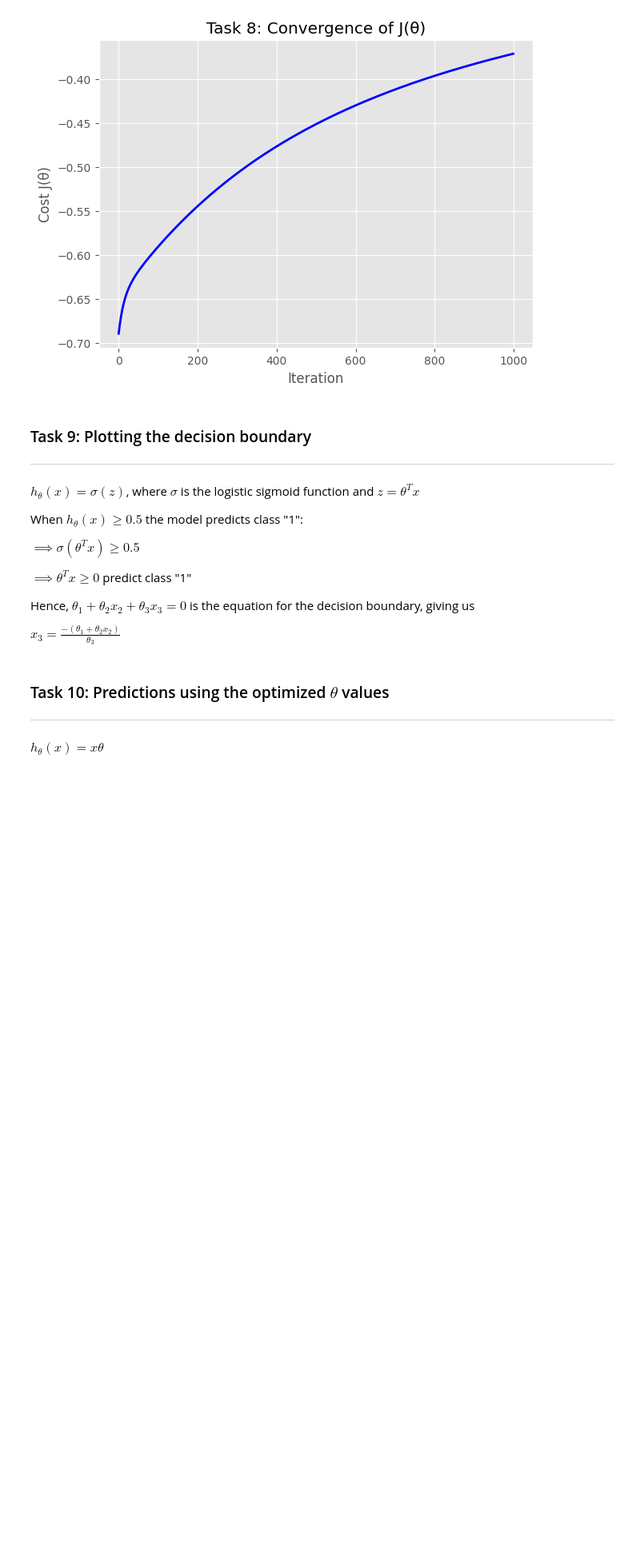
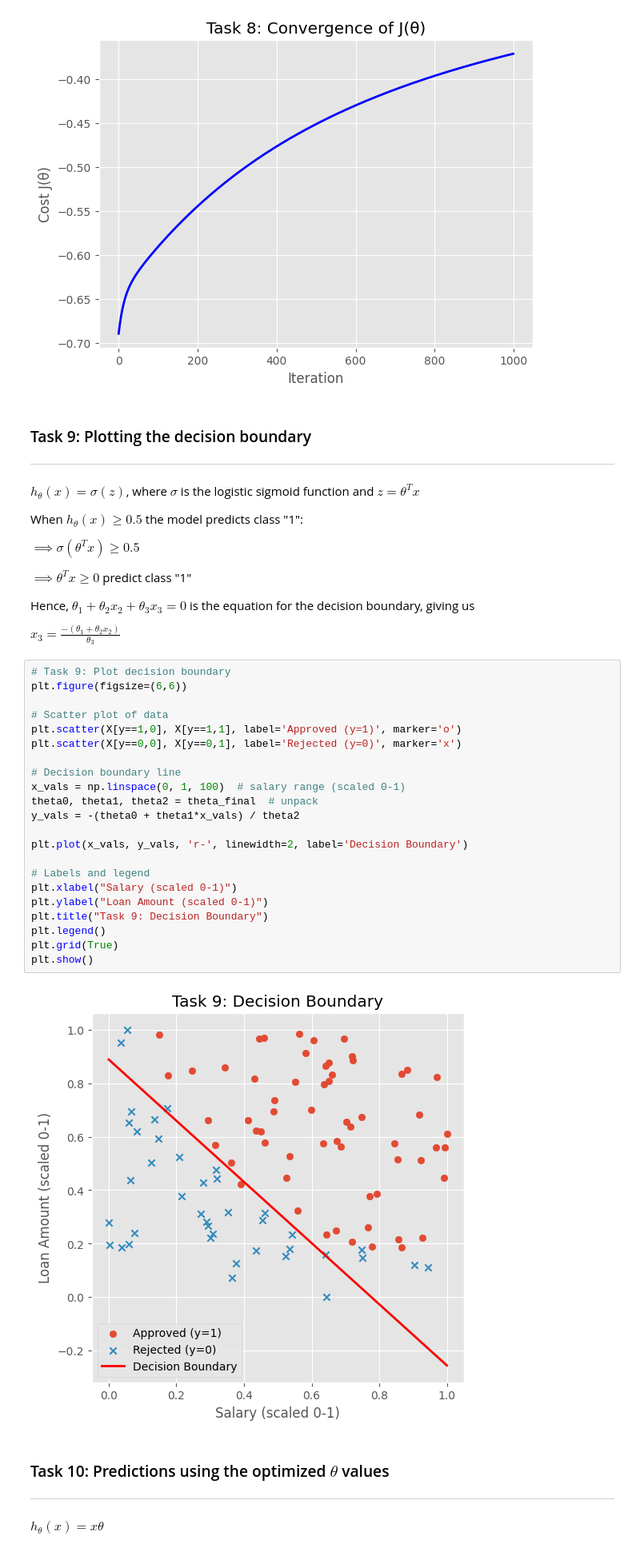
Before and after one commit to pranaviii04/Machine-Learning-Labs, a Jupyter notebook: Logistic_Regression.ipynb, the cells around one changed output. Shown at 80% size. Saved outputs shown, nothing was run; the diff lists cells and outputs as text; blank space fills up the shorter version.

```diff
--- a/Logistic_Regression.ipynb
+++ b/Logistic_Regression.ipynb
@@ -239,6 +236,30 @@ $\implies \theta^Tx \geq 0$ predict class "1"
 Hence, $\theta_1 + \theta_2x_2 + \theta_3x_3 = 0$ is the equation for the decision boundary, giving us
 
 $ x_3 = \frac{-(\theta_1+\theta_2x_2)}{\theta_3}$
+# %%
+# Task 9: Plot decision boundary
+plt.figure(figsize=(6,6))
+
+# Scatter plot of data
+plt.scatter(X[y==1,0], X[y==1,1], label='Approved (y=1)', marker='o')
+plt.scatter(X[y==0,0], X[y==0,1], label='Rejected (y=0)', marker='x')
+
+# Decision boundary line
+x_vals = np.linspace(0, 1, 100)  # salary range (scaled 0-1)
+theta0, theta1, theta2 = theta_final  # unpack
+y_vals = -(theta0 + theta1*x_vals) / theta2
+
+plt.plot(x_vals, y_vals, 'r-', linewidth=2, label='Decision Boundary')
+
+# Labels and legend
+plt.xlabel("Salary (scaled 0-1)")
+plt.ylabel("Loan Amount (scaled 0-1)")
+plt.title("Task 9: Decision Boundary")
+plt.legend()
+plt.grid(True)
+plt.show()
+# %% [output]
+[figure, added]
 # %% [markdown]
 ### Task 10: Predictions using the optimized $\theta$ values
 ---
```
Also changed, not shown: parts of 3 cells of this notebook.
